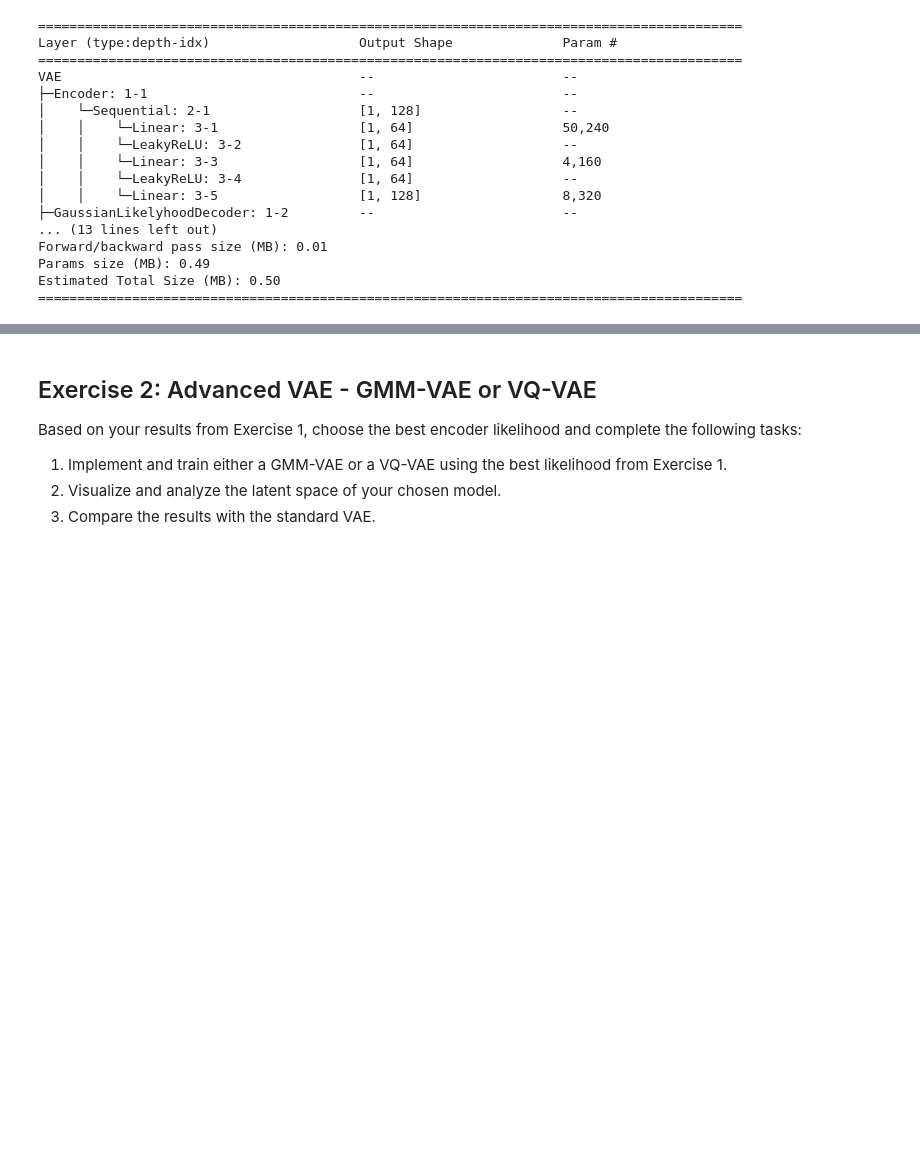
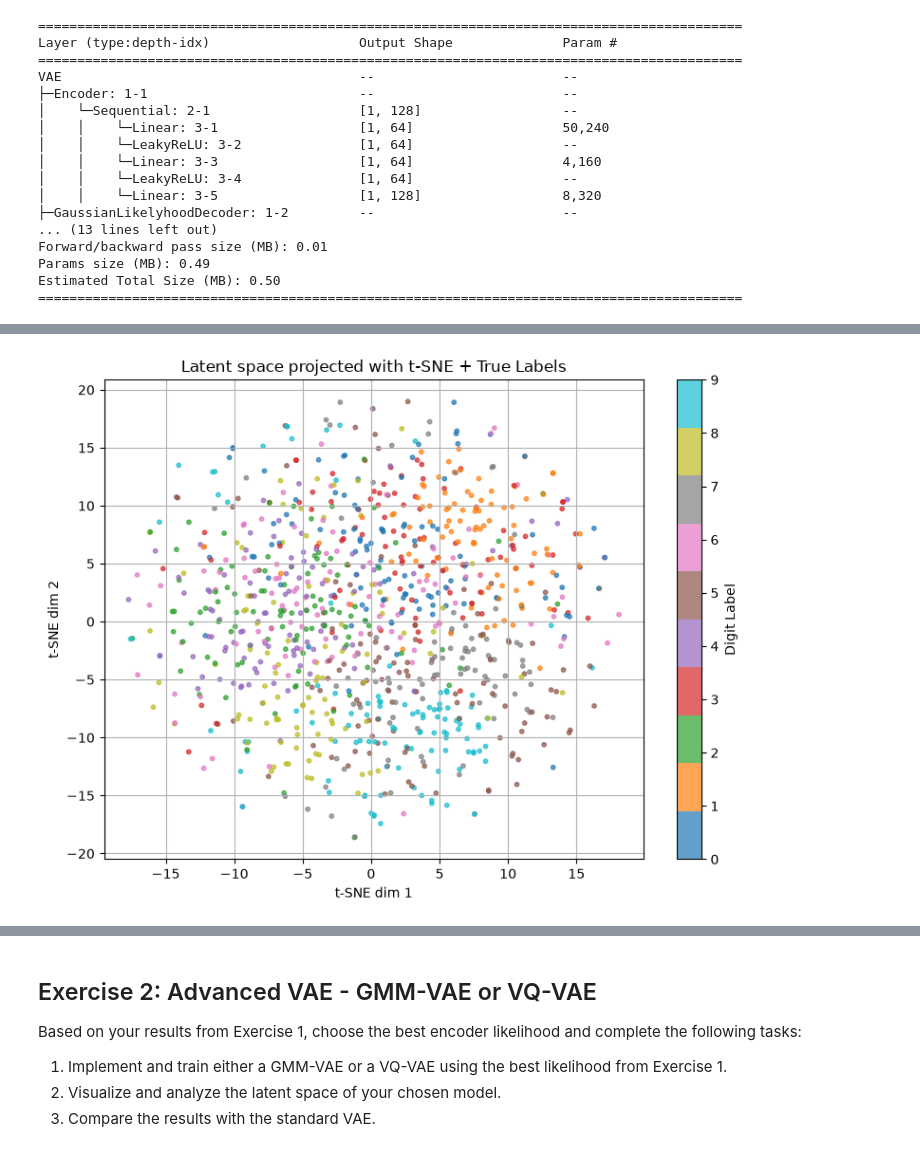
Before and after one commit to Lolillosky/GenerativeDeepLearningCourse, a Jupyter notebook: Topic4/Homework_VAEs.ipynb, the cells around one changed output, grey strips where cells are left out. Drawn from its saved outputs; the diff is of its cells as text; code cells hidden in the pictures; blank space fills up the shorter version.

```diff
--- a/Topic4/Homework_VAEs.ipynb
+++ b/Topic4/Homework_VAEs.ipynb
@@ -533,3 +545,47 @@ plot_reconstructions_by_label(best_model.vae_model, test_dataset)
+# %%
+def plot_latent_tsne_with_labels(model, data_loader, n_samples=1000):
+    """
+    Projects the latent space of a VAE/GMM-VAE model using t-SNE and displays the true digit labels.
+
+    Args:
+        model: trained VAE or GMM-VAE model
+        data_loader: DataLoader providing the input data
+        n_samples: maximum number of samples to use for t-SNE
+    """
+
+    model.eval()
+    zs = []
+    labels = []
+    for x, y in data_loader:
+        x = x.to(next(model.parameters()).device)
+        with torch.no_grad():
+            mu_e, log_var_e = model.encoder.encode(x)
+            z = model.encoder.sample(mu_e=mu_e, log_var_e=log_var_e)
+        zs.append(z.cpu())
+        labels.append(y)
+        if len(torch.cat(zs)) >= n_samples:
+            break
+    zs = torch.cat(zs, dim=0)[:n_samples]  # (N, latent_dim)
+    labels = torch.cat(labels, dim=0)[:n_samples]  # (N,)
+    zs_np = zs.numpy()
+    labels_np = labels.numpy()
+
+    # t-SNE projection
+    z_2d = TSNE(n_components=2, perplexity=30, random_state=42).fit_transform(zs_np)
+
+    plt.figure(figsize=(8, 6))
+    scatter = plt.scatter(z_2d[:, 0], z_2d[:, 1], c=labels_np, cmap='tab10', s=10, alpha=0.7)
+    plt.title('Latent space projected with t-SNE + True Labels')
+    plt.xlabel('t-SNE dim 1')
+    plt.ylabel('t-SNE dim 2')
+    plt.colorbar(scatter, ticks=range(10), label="Digit Label")
+    plt.grid(True)
+    plt.tight_layout()
+    plt.show()
+# %%
+plot_latent_tsne_with_labels(best_model.vae_model, valid_data_loader)
+# %% [output]
+[figure, added]
 # %%
 class BernoulliDecoder(nn.Module):
     def __init__(self, decoder_net):
```
Also changed, not shown: parts of 16 cells of this notebook.
